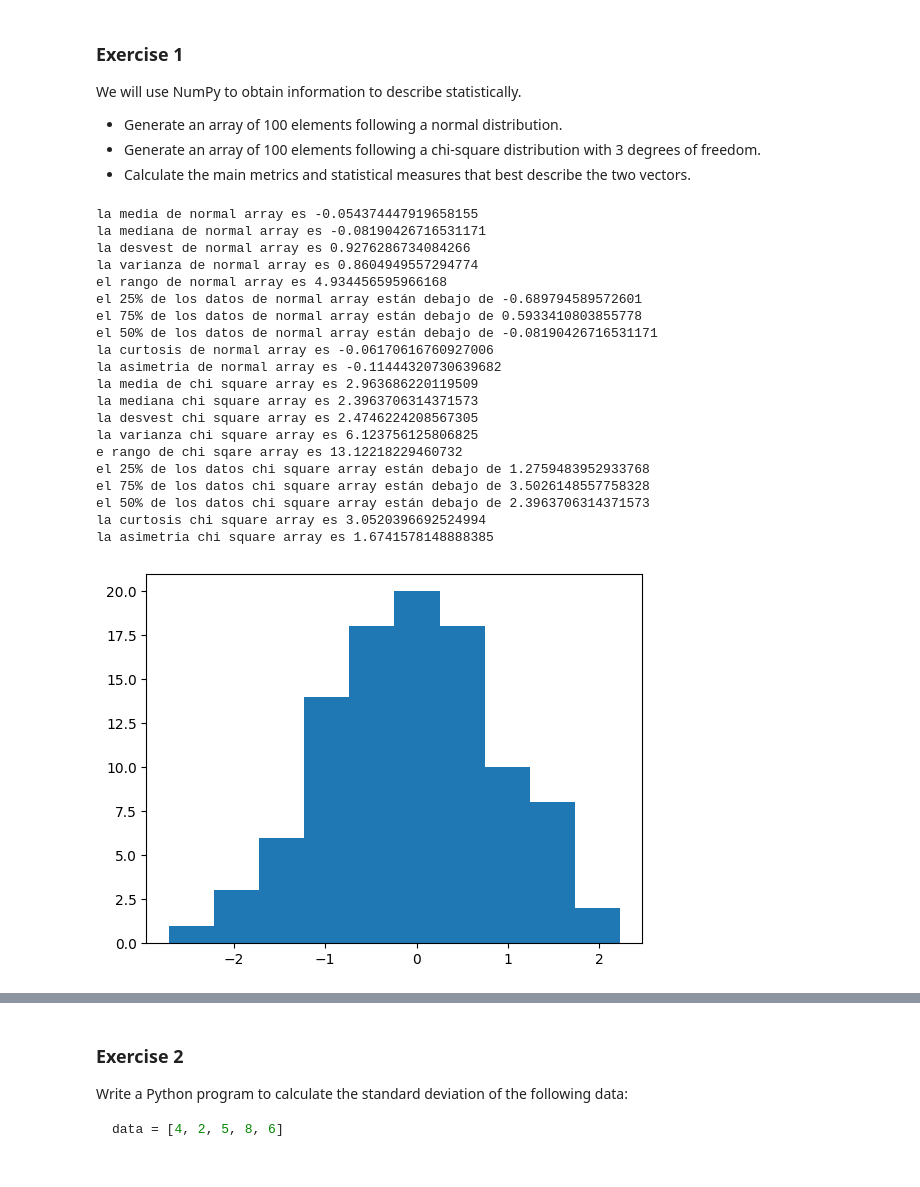
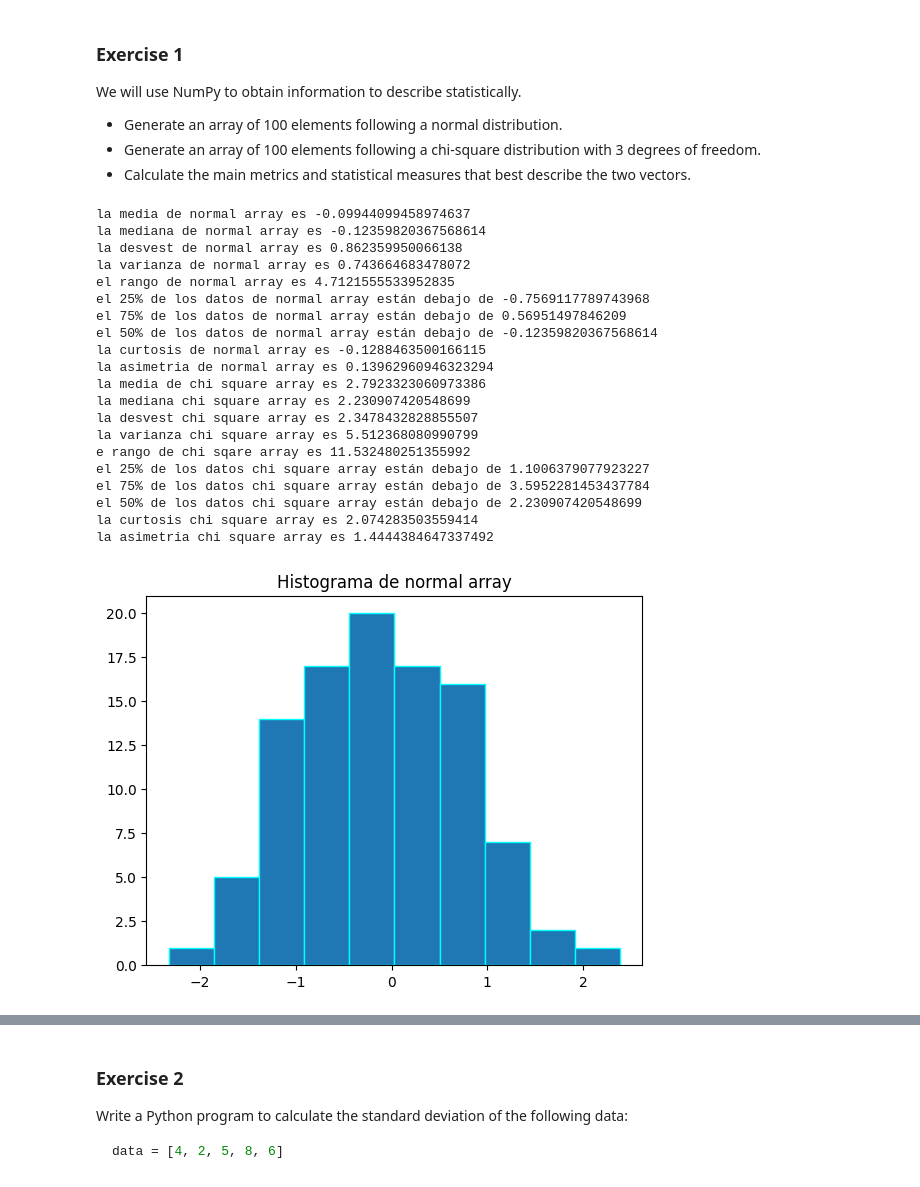
Before and after one commit to 19Juan/Ejercicios-de-estad-stica-descriptiva-con-Python, a Jupyter notebook: notebook/problems.ipynb, the cells around one changed output, grey strips where cells are left out. Saved outputs shown, nothing was run; the diff lists cells and outputs as text; code cells hidden in the pictures.

```diff
--- a/notebook/problems.ipynb
+++ b/notebook/problems.ipynb
@@ -14,52 +14,57 @@ import numpy as np
 import matplotlib.pyplot as plt
 from scipy.stats import kurtosis
 from scipy.stats import skew
 
 normal_array = np.random.normal(size=100)
 print(f'la media de normal array es', np.mean(normal_array))
 print(f'la mediana de normal array es', np.median(normal_array))
 print(f'la desvest de normal array es', np.std(normal_array))
 print(f'la varianza de normal array es', np.var(normal_array))
 print(f'el rango de normal array es', max(normal_array) - min(normal_array))
 print(f'el 25% de los datos de normal array están debajo de', np.percentile(normal_array, 25))
 print(f'el 75% de los datos de normal array están debajo de', np.percentile(normal_array, 75))
 print(f'el 50% de los datos de normal array están debajo de', np.percentile(normal_array, 50))
 print(f'la curtosis de normal array es', kurtosis(normal_array))
 print(f'la asimetria de normal array es', skew(normal_array))
 
 Chi_square_array = np.random.chisquare(df=3, size=100)
 print(f'la media de chi square array es', np.mean(Chi_square_array))
 print(f'la mediana chi square array es', np.median(Chi_square_array))
 print(f'la desvest chi square array es', np.std(Chi_square_array))
 print(f'la varianza chi square array es', np.var(Chi_square_array))
 print(f'e rango de chi sqare array es', max(Chi_square_array) - min(Chi_square_array))
 print(f'el 25% de los datos chi square array están debajo de', np.percentile(Chi_square_array, 25))
 print(f'el 75% de los datos chi square array están debajo de', np.percentile(Chi_square_array, 75))
 print(f'el 50% de los datos chi square array están debajo de', np.percentile(Chi_square_array, 50))
 print(f'la curtosis chi square array es', kurtosis(Chi_square_array))
 print(f'la asimetria chi square array es', skew(Chi_square_array))
 
-plt.hist(normal_array)
+plt.hist(normal_array,edgecolor='cyan')
+plt.title('Histograma de normal array')
 plt.show()
+
+plt.hist(Chi_square_array,edgecolor='Yellow')
+plt.title('Histograma de chi square array')
+plt.show()
 # %% [output]
-la media de normal array es -0.054374447919658155
-la mediana de normal array es -0.08190426716531171
-la desvest de normal array es 0.9276286734084266
-la varianza de normal array es 0.8604949557294774
-el rango de normal array es 4.934456595966168
-el 25% de los datos de normal array están debajo de -0.689794589572601
-el 75% de los datos de normal array están debajo de 0.5933410803855778
-el 50% de los datos de normal array están debajo de -0.08190426716531171
-la curtosis de normal array es -0.06170616760927006
-la asimetria de normal array es -0.11444320730639682
-la media de chi square array es 2.963686220119509
-la mediana chi square array es 2.3963706314371573
-la desvest chi square array es 2.4746224208567305
-la varianza chi square array es 6.123756125806825
-e rango de chi sqare array es 13.12218229460732
-el 25% de los datos chi square array están debajo de 1.2759483952933768
-el 75% de los datos chi square array están debajo de 3.5026148557758328
-el 50% de los datos chi square array están debajo de 2.3963706314371573
-la curtosis chi square array es 3.0520396692524994
-la asimetria chi square array es 1.6741578148888385
+la media de normal array es -0.09944099458974637
+la mediana de normal array es -0.12359820367568614
+la desvest de normal array es 0.862359950066138
+la varianza de normal array es 0.743664683478072
+el rango de normal array es 4.7121555533952835
+el 25% de los datos de normal array están debajo de -0.7569117789743968
+el 75% de los datos de normal array están debajo de 0.56951497846209
+el 50% de los datos de normal array están debajo de -0.12359820367568614
+la curtosis de normal array es -0.1288463500166115
+la asimetria de normal array es 0.13962960946323294
+la media de chi square array es 2.7923323060973386
+la mediana chi square array es 2.230907420548699
+la desvest chi square array es 2.3478432828855507
+la varianza chi square array es 5.512368080990799
+e rango de chi sqare array es 11.532480251355992
+el 25% de los datos chi square array están debajo de 1.1006379077923227
+el 75% de los datos chi square array están debajo de 3.5952281453437784
+el 50% de los datos chi square array están debajo de 2.230907420548699
+la curtosis chi square array es 2.074283503559414
+la asimetria chi square array es 1.4444384647337492
-[figure, old version]
+[figure, new version]
```
Also changed, not shown: parts of 2 cells of this notebook.
